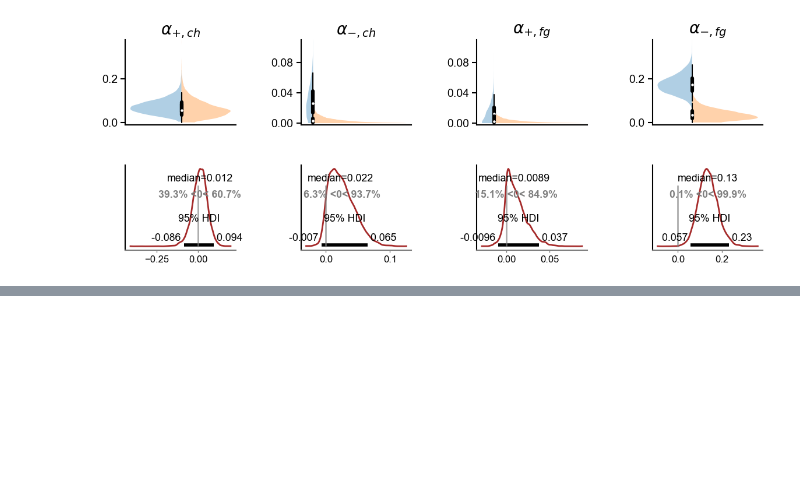
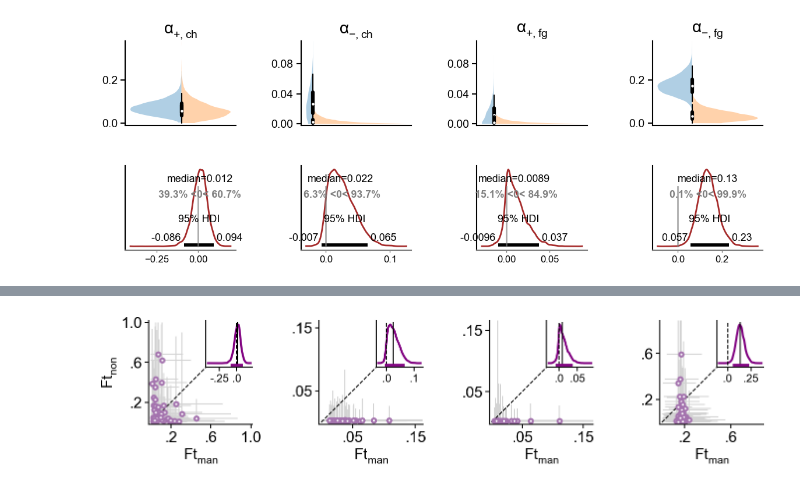
Before and after one commit to slenderham/Attn-Regularity-RL, a Jupyter notebook: analysis/rl_comparison_first_half.ipynb, the cells around one changed output, grey strips where cells are left out. Drawn from its saved outputs; the diff is of its cells as text; code cells hidden in the pictures; blank space fills up the shorter version.

```diff
--- a/analysis/rl_comparison_first_half.ipynb
+++ b/analysis/rl_comparison_first_half.ipynb
@@ -222,0 +278,81 @@ plt.savefig(os.path.join(figure_data_dir, "rl_param_forest_first_half.pdf"))
+# %%
+lr_start=2
+num_subj = post['subj_params'].shape[2]
+
+subj_lrs = special.ndtr(
+    post['subj_params'][...,[lr_start, lr_start+2, lr_start+1, lr_start+3,
+                             lr_start+4, lr_start+6, lr_start+5, lr_start+7]].values)
+subj_lrs_median = np.median(subj_lrs, (0,1))
+
+diffs_to_plot = ['diff_ch_r', 'diff_ch_nr', 'diff_fg_r', 'diff_fg_nr']
+
+fig, axes = plt.subplots(1, 4, figsize=(14, 4.8))
+
+for i in range(4):
+
+    x_errs = hpdi(subj_lrs[...,2*i].reshape((-1, num_subj)), 0.95)
+    x_errs[0] = subj_lrs_median[...,i*2]-x_errs[0]
+    x_errs[1] = x_errs[1]-subj_lrs_median[...,i*2]
+
+    y_errs = hpdi(subj_lrs[...,2*i+1].reshape((-1, num_subj)), 0.95)
+    y_errs[0] = subj_lrs_median[...,i*2+1]-y_errs[0]
+    y_errs[1] = y_errs[1]-subj_lrs_median[...,i*2+1]
+
+    ax_lim = np.max([np.max(subj_lrs_median[...,i*2]),
+                     np.max(subj_lrs_median[...,i*2+1])])*1.5
+
+    lr_diff_vals = post[diffs_to_plot[i]].values.flatten()
+    diff_hpdi = hpdi(lr_diff_vals, 0.95)
+    diff_median = np.median(lr_diff_vals)
+
+    axes[i].errorbar(subj_lrs_median[:,i*2], subj_lrs_median[:,i*2+1], fmt='o',
+                     xerr=x_errs, yerr=y_errs, ecolor='lightgrey',
+                     mec='#A473AE', mfc='white', ms=6, mew=3)
+    axes[i].plot([0, ax_lim], [0, ax_lim], '--k')
+    axes[i].set_xlabel(r'$Ft_{man}$')
+    axes[i].set_aspect('equal', 'box')
+
+    axes[i].set_xlim([-0.02*ax_lim, ax_lim])
+    axes[i].set_ylim([-0.02*ax_lim, ax_lim])
+
+    xticklabels = np.round(axes[i].get_yticks(), 4)[0::2]
+    axes[i].set_xticks(xticklabels, [str(label).replace("0.", ".") for label in xticklabels])
+    yticklabels = np.round(axes[i].get_yticks(), 4)[0::2]
+    axes[i].set_yticks(yticklabels, [str(label).replace("0.", ".") for label in yticklabels])
+
+    axes[i].set_xlim([-0.02*ax_lim, ax_lim])
+    axes[i].set_ylim([-0.02*ax_lim, ax_lim])
+
+    axins = axes[i].inset_axes([0.55, 0.55, 0.45, 0.45])
+    az.plot_kde(lr_diff_vals, ax=axins, plot_kwargs={'lw': 3, 'color': 'purple'})
+
+    axins.set_yticks([])
+    xticklabels = np.round(axins.get_xticks(), 2)
+    axins.set_xticks(xticklabels, [str(label).replace("0.", ".") for label in xticklabels], fontsize=16)
+
+    ylims = np.array(axins.get_ylim())
+
+    axins.plot([0,0], ylims, '--k')
+    axins.plot([diff_median, diff_median], ylims, '-k')
+
+    # axins.scatter(diff_median, 0, facecolor='white', edgecolors='brown', linewidths=2, zorder=5)
+    axins.plot(diff_hpdi, [ylims[0], ylims[0]], '-', c='purple', lw=4, solid_capstyle='butt')
+
+
+    sns.despine(ax=axins)
+
+
+axes[0].set_ylabel(r'$Ft_{non}$')
+
+
+# axes[0].set_title(r'$\alpha_{+, ch}$')
+# axes[1].set_title(r'$\alpha_{-, ch}$')
+# axes[2].set_title(r'$\alpha_{+, unch}$')
+# axes[3].set_title(r'$\alpha_{-, unch}$')
+
+
+fig.tight_layout(w_pad=2)
+sns.despine()
+plt.savefig(os.path.join(figure_data_dir, "rl_param_scatter_diffs_first_half.pdf"))
+# %% [output]
+[figure, added]
```
Also changed, not shown: parts of 6 cells of this notebook, 41 other files.
